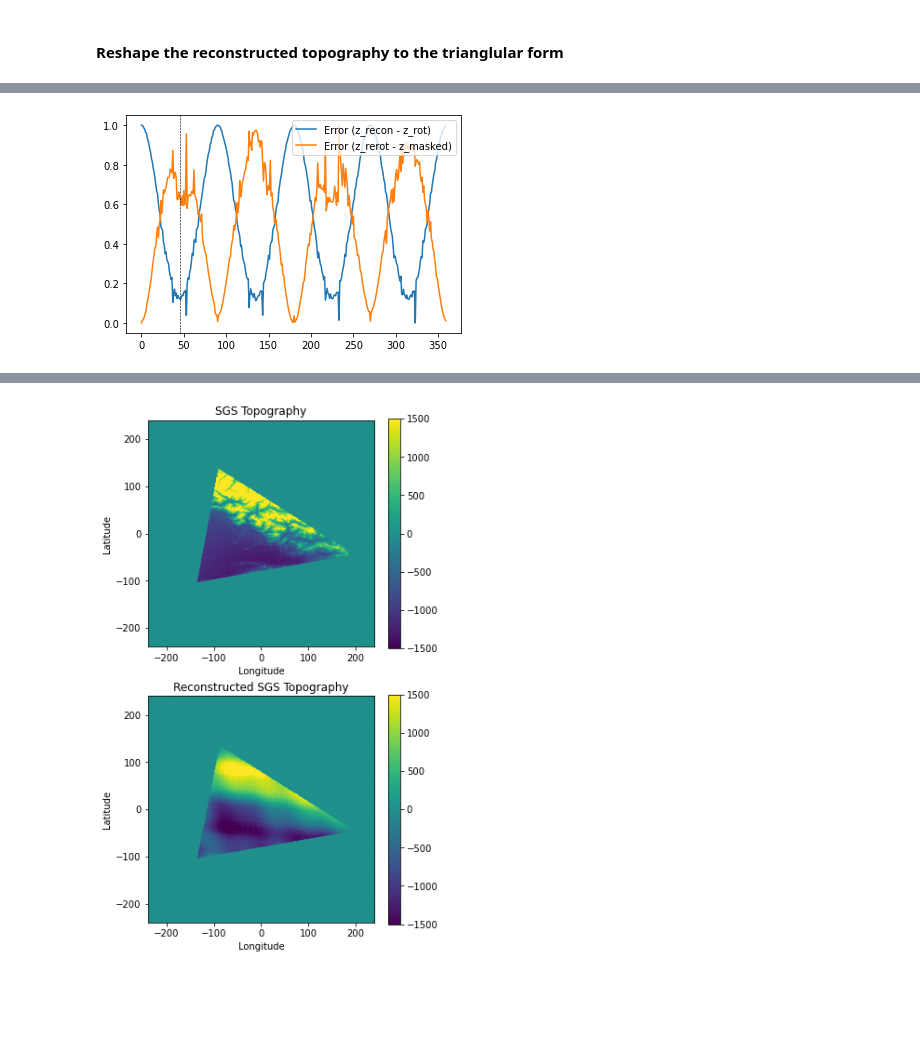
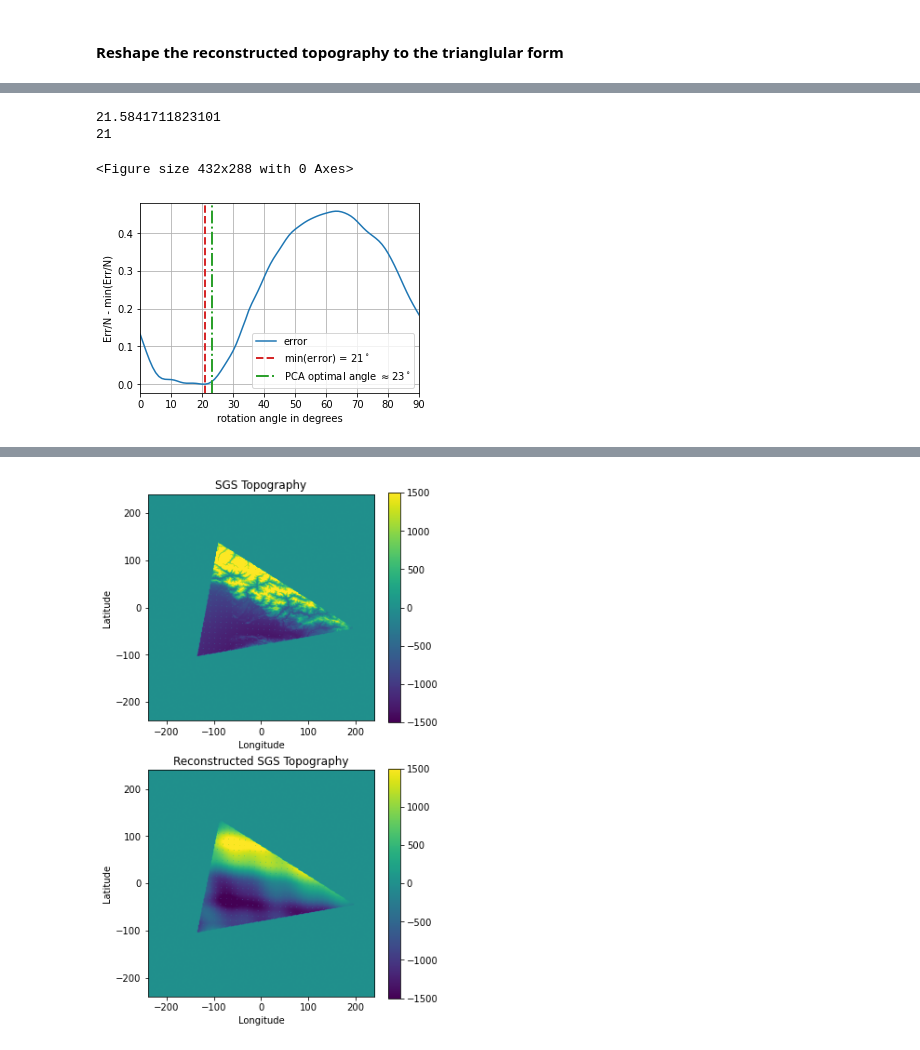
Before and after one commit to ray-chew/CSAM-Fortran, a Jupyter notebook: notebooks/spectrumSGS_ICONgrid_test.ipynb, the cells around one changed output, grey strips where cells are left out. Saved outputs shown, nothing was run; the diff lists cells and outputs as text; code cells hidden in the pictures; blank space fills up the shorter version.

```diff
--- a/notebooks/spectrumSGS_ICONgrid_test.ipynb
+++ b/notebooks/spectrumSGS_ICONgrid_test.ipynb
@@ -230,8 +230,9 @@ def get_pca(z_masked, plot_diag = False):
 
     supp_img = np.copy(img)
     supp_img[np.where(img < 0.0)] = 0.0
+    supp_img[np.where(img > 0.0)] = 1.0
     # supp_img[np.where(img > 0.0)] = img[inout][np.where(img[inout] > 0.0)].mean()
-#     supp_img -= supp_img.min()
+    # supp_img -= supp_img.min()
     cov = moments_cov(supp_img)
     evals, evecs = np.linalg.eig(cov)
 
@@ -775,43 +909,61 @@ Eful = np.array(Eful)
 # %%
 errs = np.array(errs)
 
-# xs = np.arange(0,360,5)
+xs = np.arange(0,91,1)
 plt.figure()
 # plt.plot(xs, errs / Ncells_in_triangle)
 # plt.plot(xs, errs)
-NN = 480.0*480.0
-Er = Erot / Erot.max()
-Et = Etot / NN
-En = (Enai - Enai.min())
-En /= En.max()
-Ef = (Eful - Eful.min())
-Ef /= Ef.max()
+# NN = 480.0*480.0
+# Er = Erot / Erot.max()
+# Et = Etot / NN
+# En = (Enai - Enai.min())
+# En /= En.max()
+# Ef = (Eful - Eful.min())
+# Ef /= Ef.max()
+err = Enai / Ncells_in_triangle
+err_min = err.min()
+err -= err.min()
+print(err.max()/err_min*100.0)
 
-plt.plot(xs, Er-Er.min(), label="Erot")
+plt.figure(figsize=(5,3.5))
+plt.plot(xs, err, label="error", c='C0')
 # plt.plot(xs, Et-Et.min(), label="Etot")
 # plt.plot(xs, En, label="Error (z_recon - z_rot)")
 # plt.plot(xs, Ef, label="Error (z_rerot - z_masked)")
 
 # plt.plot(xs, (Etot - Etot.min()) - (Erot - Erot.min()))
-EAmp = En.max() - En.min()
-ER = (Er - Er.mean() * Er)
-ER /= ER.max()
-ET = Et - Et.min()
-ET /= ET.max()
+# EAmp = En.max() - En.min()
+# ER = (Er - Er.mean() * Er)
+# ER /= ER.max()
+# ET = Et - Et.min()
+# ET /= ET.max()
 
 # plt.plot(xs, Er + En, label='ER')
 # plt.plot(xs, ET, label='ET')
 # plt.plot(xs, ET - ER)
 
-# plt.axvline(90, c='k', ls='--', lw=0.6)
-plt.axvline(45, c='k', ls='--', lw=0.6)
-# plt.axvline(24.5, c='k', ls='--', lw=0.6)
+print(np.argmin(Enai))
+
+plt.axvline(np.argmin(Enai), c='C3', ls='--', lw=2.0, label=r'min(error) = $21^\circ$')
+# plt.axvline(6.3, c='k', ls='--', lw=0.6)
+plt.axvline(23.0, c='C2', ls='dashdot', lw=2.0, label=r'PCA optimal angle $\approx 23^\circ$')
+xlbl = np.arange(0,91,10)
+# plt.xlabel(xlbl,xlbl)
+plt.xticks(xlbl)
 # plt.axvline(53.1, c='k', ls='--', lw=0.6)
 # plt.axvline(45, c='k')
 # plt.axvline(46.7+90, c='k')
 # plt.axvline(46.7+180, c='k')
 # plt.title(r'$E_{\rm{rot}}$')
-plt.legend(loc='upper right')
+plt.legend(loc='lower right')
+plt.xlabel("rotation angle in degrees")
+plt.ylabel("Err/N - min(Err/N)")
+plt.xlim([0.0,90.0])
+plt.grid()
+plt.savefig('err_plot.pdf',bbox_inches='tight')
 plt.show()
 # %% [output]
+21.5841711823101
+21
+<Figure size 432x288 with 0 Axes>
-[figure, old version]
+[figure, new version]
```
Also changed, not shown: parts of 14 cells of this notebook, 1 other file.
